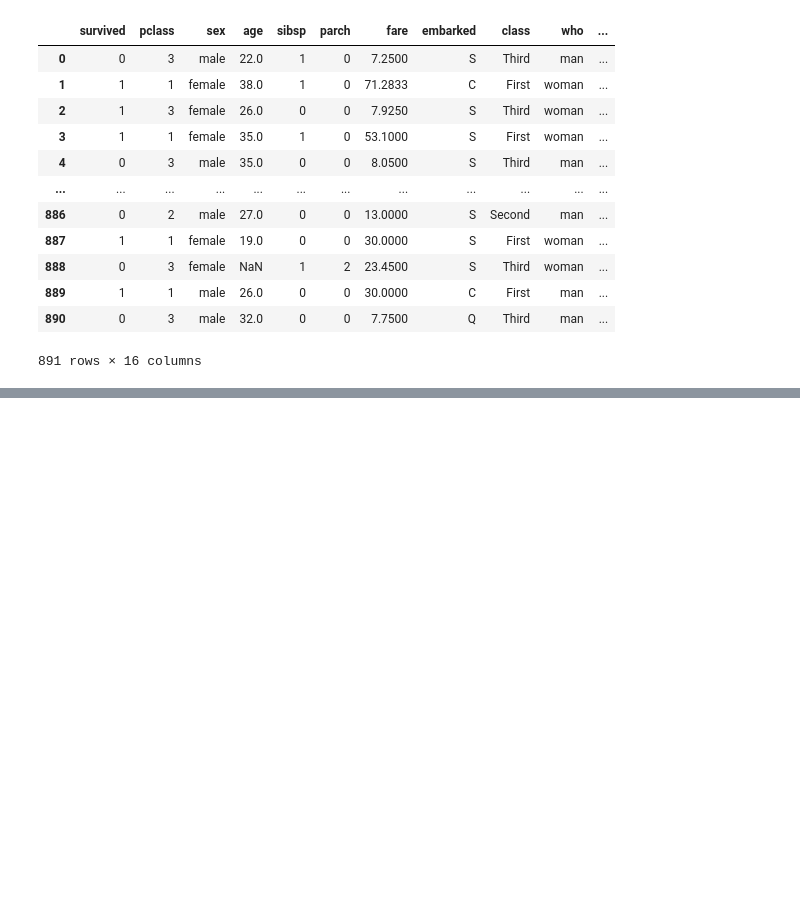
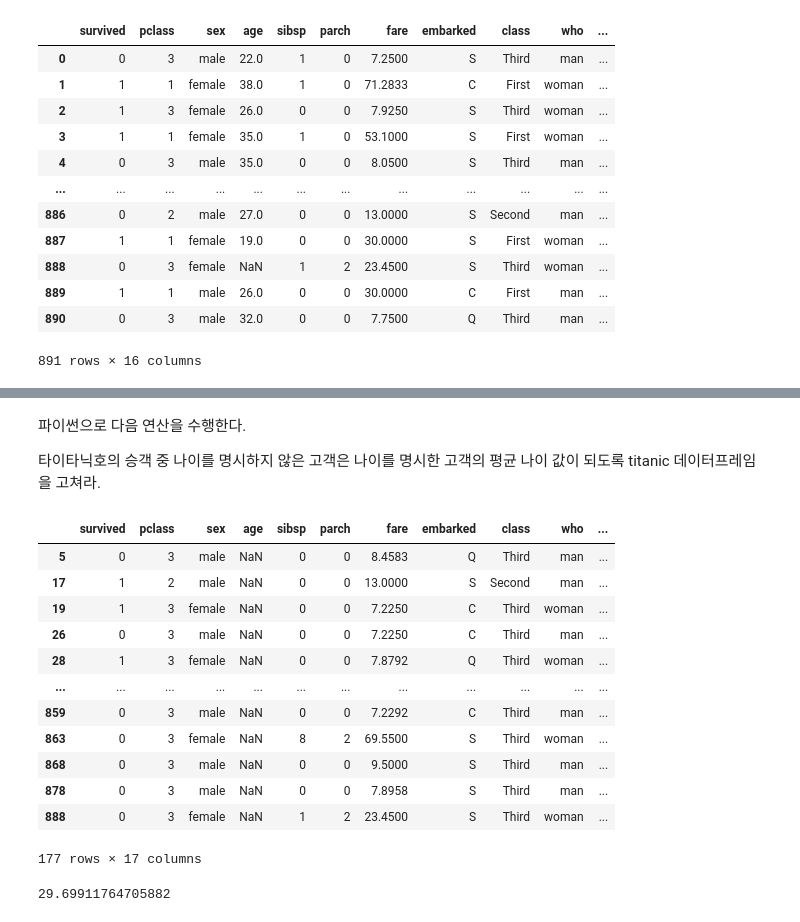
Before and after one commit to jojaehyeok99/python_20240215, a Jupyter notebook: pandas_data_analysis/pandas_data_controll.ipynb, the cells around one changed output, grey strips where cells are left out. Saved outputs shown, nothing was run; the diff lists cells and outputs as text; code cells hidden in the pictures; blank space fills up the shorter version.

```diff
--- a/pandas_data_analysis/pandas_data_controll.ipynb
+++ b/pandas_data_analysis/pandas_data_controll.ipynb
@@ -206,0 +430,11 @@ titanic
+# %%
+def getCategory1(row):
+    result = None
+    if row.age >= 20 :
+        result = row.sex
+    else :
+        result = 'child'
+    return result
+
+titanic['category1'] = titanic.apply(getCategory1,axis=1)
+titanic
@@ -206,0 +474,25 @@ titanic
+# %% [markdown]
+파이썬으로 다음 연산을 수행한다.
+
+타이타닉호의 승객 중 나이를 명시하지 않은 고객은 나이를 명시한 고객의 평균 나이 값이 되도록 titanic 데이터프레임을 고쳐라.
+# %%
+# titanic 나이에 NaN값 확인
+titanic[titanic.age.isna()]
+# %% [output]
+|  | survived | pclass | sex | age | sibsp | parch | fare | embarked | class | who | ... |
+| 5 | 0 | 3 | male | NaN | 0 | 0 | 8.4583 | Q | Third | man | ... |
+| 17 | 1 | 2 | male | NaN | 0 | 0 | 13.0000 | S | Second | man | ... |
+| 19 | 1 | 3 | female | NaN | 0 | 0 | 7.2250 | C | Third | woman | ... |
+| 26 | 0 | 3 | male | NaN | 0 | 0 | 7.2250 | C | Third | man | ... |
+| 28 | 1 | 3 | female | NaN | 0 | 0 | 7.8792 | Q | Third | woman | ... |
+| ... | ... | ... | ... | ... | ... | ... | ... | ... | ... | ... | ... |
+| 859 | 0 | 3 | male | NaN | 0 | 0 | 7.2292 | C | Third | man | ... |
+| 863 | 0 | 3 | female | NaN | 8 | 2 | 69.5500 | S | Third | woman | ... |
+| 868 | 0 | 3 | male | NaN | 0 | 0 | 9.5000 | S | Third | man | ... |
+| 878 | 0 | 3 | male | NaN | 0 | 0 | 7.8958 | S | Third | man | ... |
+| 888 | 0 | 3 | female | NaN | 1 | 2 | 23.4500 | S | Third | woman | ... |
+177 rows × 17 columns
+# %%
+titanic.age.mean()
+# %% [output]
+29.69911764705882
```
Also changed, not shown: parts of 49 cells of this notebook.
